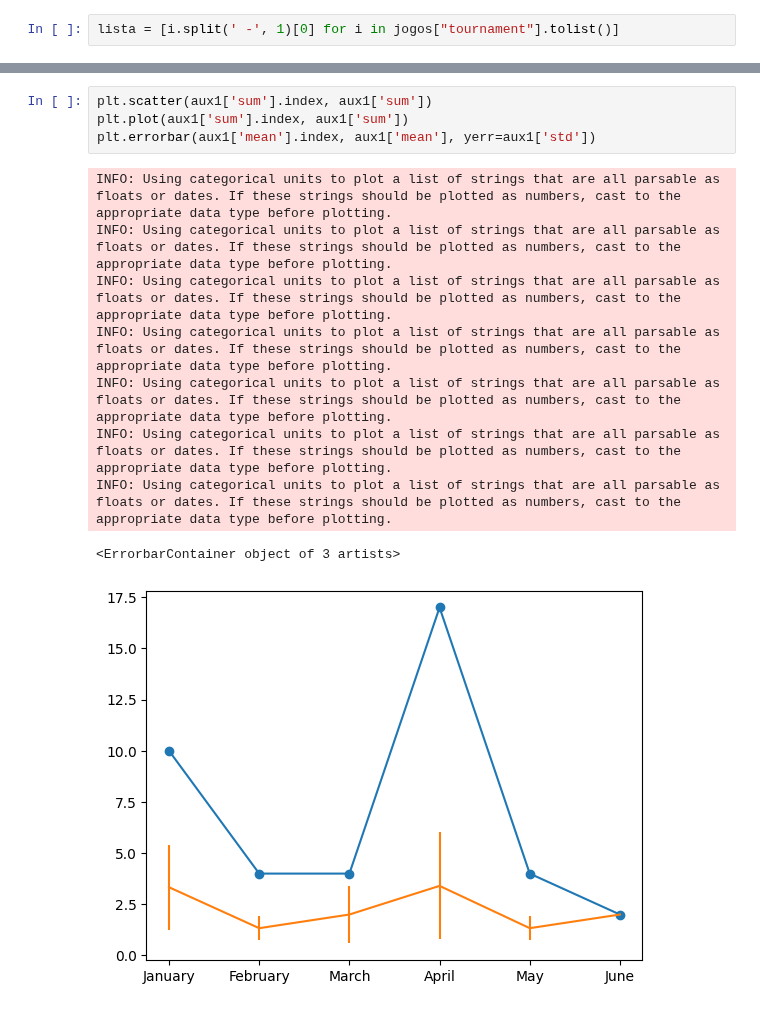
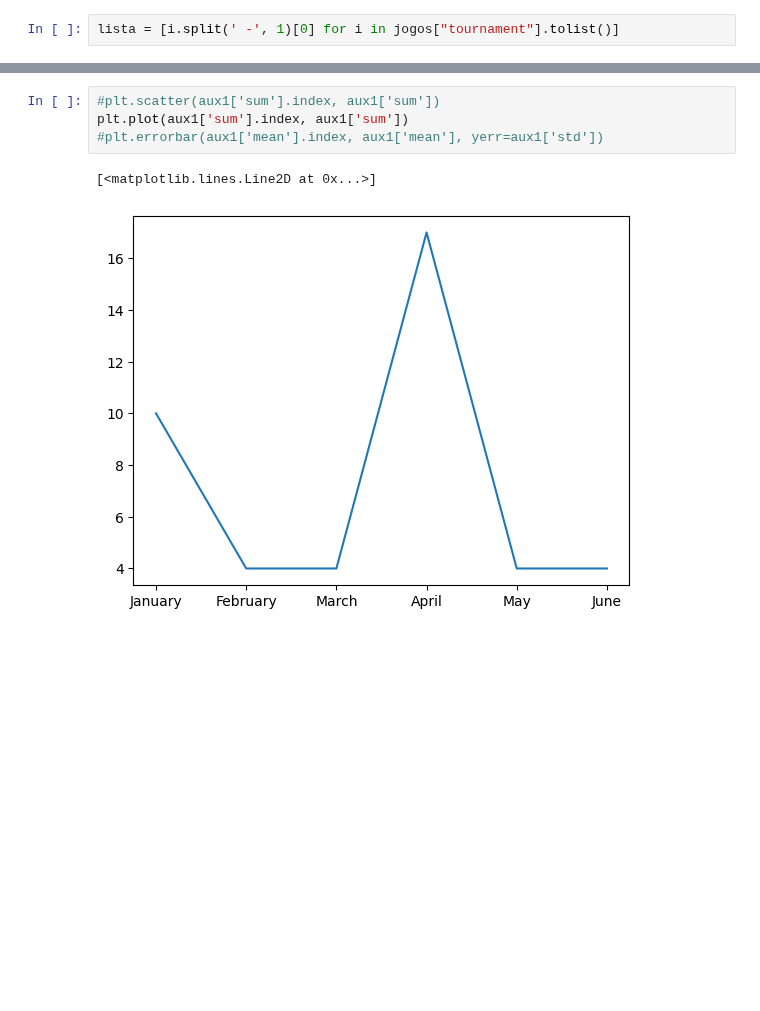
Before and after one commit to williamjouse/jogos-Flamengo-2023, a Jupyter notebook: analysis.ipynb, the cells around one changed output, grey strips where cells are left out. Cells and saved outputs as stored; diff of their text form; blank space fills up the shorter version.

```diff
--- a/analysis.ipynb
+++ b/analysis.ipynb
@@ -296,14 +295,7 @@ aux1.fillna(0) + aux2.fillna(0)
 # %%
-plt.scatter(aux1['sum'].index, aux1['sum'])
+#plt.scatter(aux1['sum'].index, aux1['sum'])
 plt.plot(aux1['sum'].index, aux1['sum'])
-plt.errorbar(aux1['mean'].index, aux1['mean'], yerr=aux1['std'])
+#plt.errorbar(aux1['mean'].index, aux1['mean'], yerr=aux1['std'])
 # %% [output]
-INFO: Using categorical units to plot a list of strings that are all parsable as floats or dates. If these strings should be plotted as numbers, cast to the appropriate data type before plotting.
-INFO: Using categorical units to plot a list of strings that are all parsable as floats or dates. If these strings should be plotted as numbers, cast to the appropriate data type before plotting.
-INFO: Using categorical units to plot a list of strings that are all parsable as floats or dates. If these strings should be plotted as numbers, cast to the appropriate data type before plotting.
-INFO: Using categorical units to plot a list of strings that are all parsable as floats or dates. If these strings should be plotted as numbers, cast to the appropriate data type before plotting.
-INFO: Using categorical units to plot a list of strings that are all parsable as floats or dates. If these strings should be plotted as numbers, cast to the appropriate data type before plotting.
-INFO: Using categorical units to plot a list of strings that are all parsable as floats or dates. If these strings should be plotted as numbers, cast to the appropriate data type before plotting.
-INFO: Using categorical units to plot a list of strings that are all parsable as floats or dates. If these strings should be plotted as numbers, cast to the appropriate data type before plotting.
+[<matplotlib.lines.Line2D at 0x...>]
-<ErrorbarContainer object of 3 artists>
-[figure, old version]
+[figure, new version]
```
Also changed, not shown: parts of 11 cells of this notebook, 6 other files.
